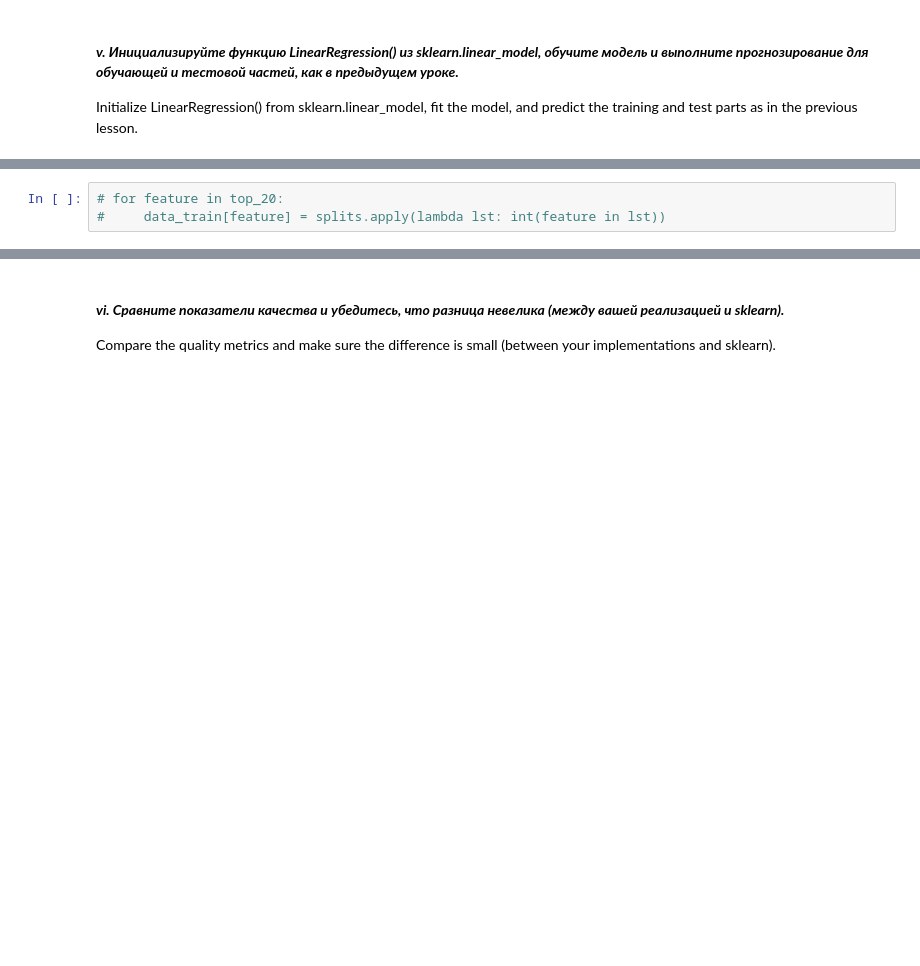
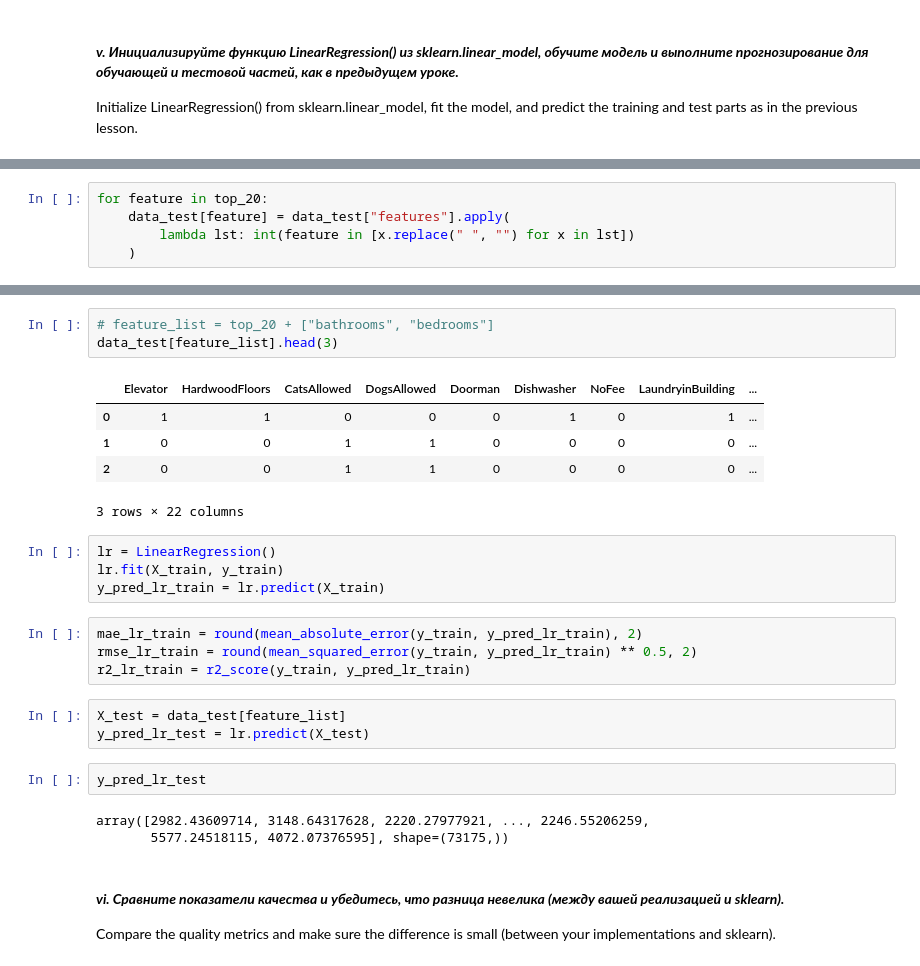
Before and after one commit to RunForJoy/core-linear-regression, a Jupyter notebook: src/ml.ipynb, the cells around one changed output, grey strips where cells are left out. Drawn from its saved outputs; the diff is of its cells as text; blank space fills up the shorter version.

```diff
--- a/src/ml.ipynb
+++ b/src/ml.ipynb
@@ -906,3 +946,5 @@ y_pred_lr_train = lr.predict(X_train)
 # %%
-# for feature in top_20:
-#     data_train[feature] = splits.apply(lambda lst: int(feature in lst))
+for feature in top_20:
+    data_test[feature] = data_test["features"].apply(
+        lambda lst: int(feature in [x.replace(" ", "") for x in lst])
+    )
@@ -909,3 +958,28 @@ y_pred_lr_train = lr.predict(X_train)
+# %%
+# feature_list = top_20 + ["bathrooms", "bedrooms"]
+data_test[feature_list].head(3)
+# %% [output]
+|  | Elevator | HardwoodFloors | CatsAllowed | DogsAllowed | Doorman | Dishwasher | NoFee | LaundryinBuilding | ... |
+| 0 | 1 | 1 | 0 | 0 | 0 | 1 | 0 | 1 | ... |
+| 1 | 0 | 0 | 1 | 1 | 0 | 0 | 0 | 0 | ... |
+| 2 | 0 | 0 | 1 | 1 | 0 | 0 | 0 | 0 | ... |
+3 rows × 22 columns
+# %%
+lr = LinearRegression()
+lr.fit(X_train, y_train)
+y_pred_lr_train = lr.predict(X_train)
+# %%
+mae_lr_train = round(mean_absolute_error(y_train, y_pred_lr_train), 2)
+rmse_lr_train = round(mean_squared_error(y_train, y_pred_lr_train) ** 0.5, 2)
+r2_lr_train = r2_score(y_train, y_pred_lr_train)
+# %%
+X_test = data_test[feature_list]
+y_pred_lr_test = lr.predict(X_test)
+# %%
+y_pred_lr_test
+# %% [output]
+array([2982.43609714, 3148.64317628, 2220.27977921, ..., 2246.55206259,
+       5577.24518115, 4072.07376595], shape=(73175,))
 # %% [markdown]
 #### ***vi. Сравните показатели качества и убедитесь, что разница невелика (между вашей реализацией и sklearn).***
 Compare the quality metrics and make sure the difference is small (between your implementations and sklearn).
```
Also changed, not shown: parts of 18 cells of this notebook.
